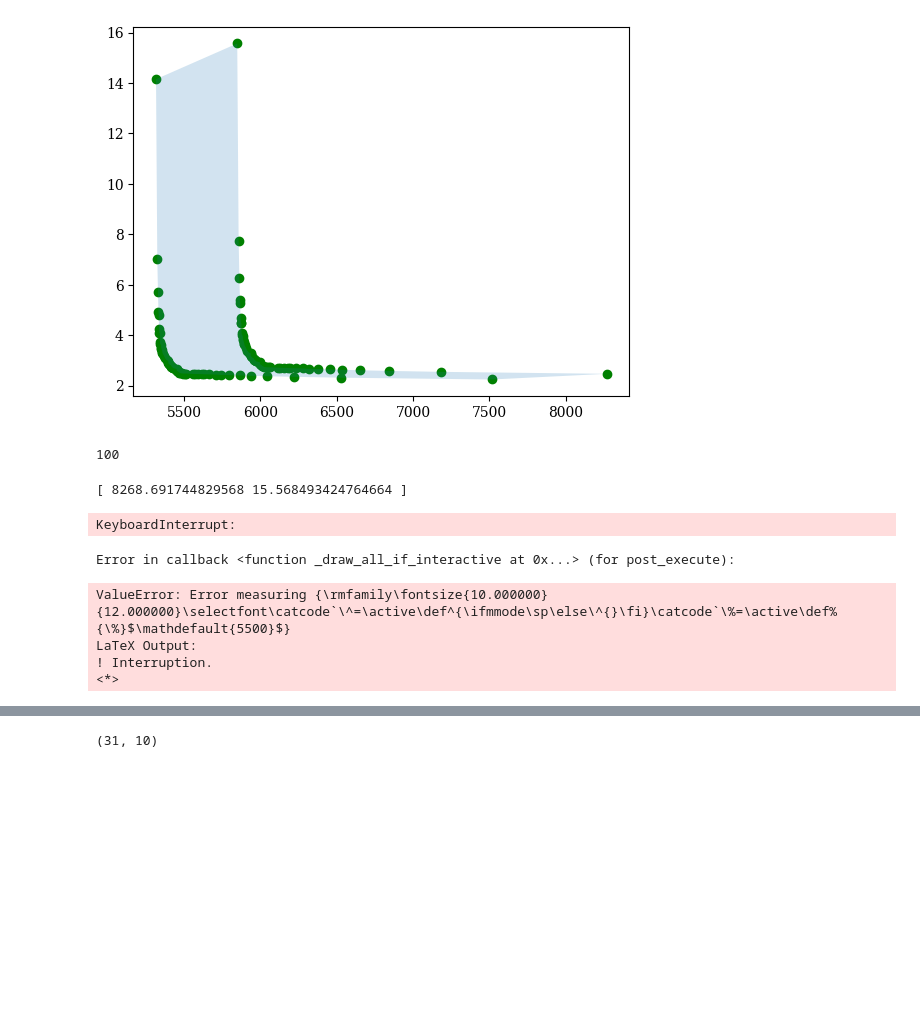
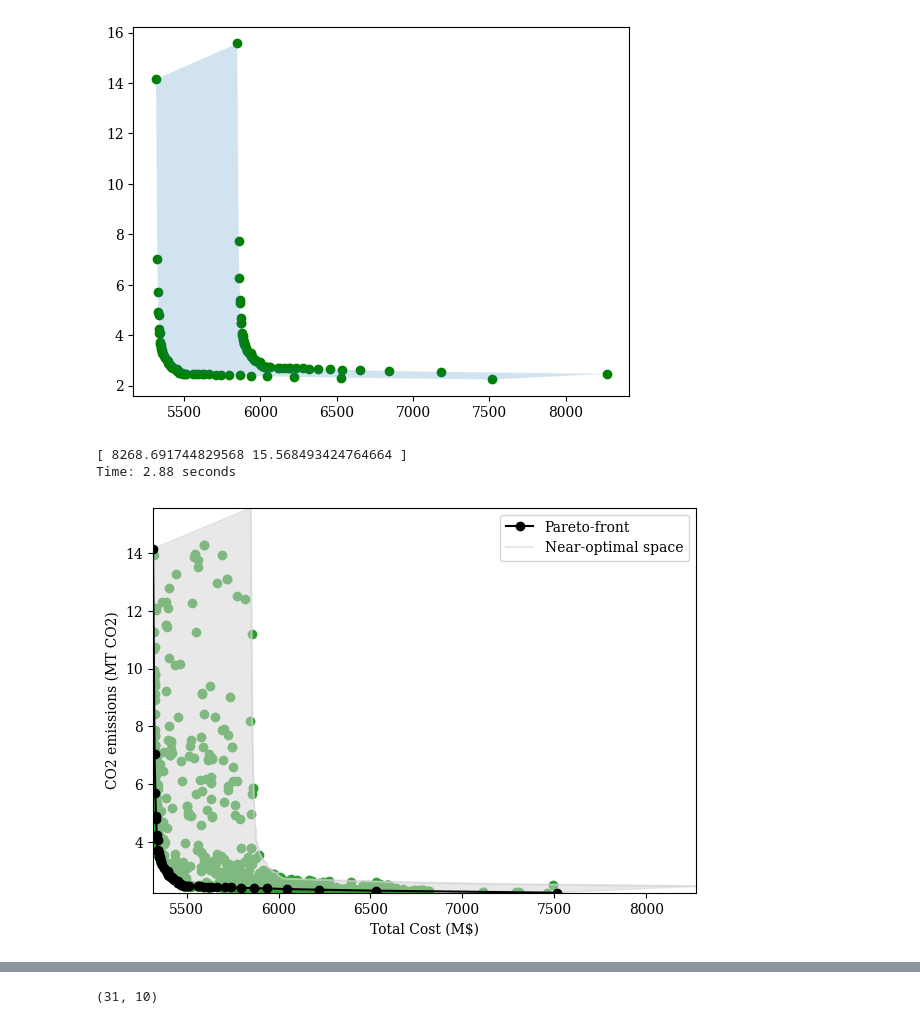
Before and after one commit to samgdotson/2023-dotson-prelim, a Jupyter notebook: analysis/moop-mga-combined.ipynb, the cells around one changed output, grey strips where cells are left out. Saved outputs shown, nothing was run; the diff lists cells and outputs as text; code cells hidden in the pictures; blank space fills up the shorter version.

```diff
--- a/analysis/moop-mga-combined.ipynb
+++ b/analysis/moop-mga-combined.ipynb
@@ -26,10 +6,11 @@ import numpy as np
 import seaborn as sb
 import matplotlib.patches as mpatches
 import matplotlib as mpl
-mpl.use("pgf")
-plt.rcParams['pgf.texsystem'] = 'pdflatex'
-plt.rcParams['text.usetex'] = True
-plt.rcParams['pgf.rcfonts'] = False
+from pandas.plotting import parallel_coordinates, andrews_curves
+# mpl.use("pgf")
+# plt.rcParams['pgf.texsystem'] = 'pdflatex'
+# plt.rcParams['text.usetex'] = True
+# plt.rcParams['pgf.rcfonts'] = False
 plt.rcParams['figure.edgecolor'] = 'k'
 plt.rcParams['figure.facecolor'] = 'w'
 plt.rcParams['savefig.dpi'] = 400
@@ -101,7 +61,3 @@ np.append(df.sort_values(by="Cost").Carbon.values, df2.sort_values(by="Cost").Ca
 # %% [output]
 [<matplotlib.patches.Polygon at 0x...>]
 [figure]
-# %%
-len(F_hist)
-# %% [output]
-100
@@ -113,49 +71,55 @@ alpha = 0.5
 F1_sub = []
 F2_sub = []
 X_sub = []
+checked_points = set()
+plotted_points = set()
 print("[",f1.max(), f2.max(),"]")
 fig, ax = plt.subplots(figsize=(7,5), facecolor='w')
 color_list = mcp.gen_color('jet', n=len(data.history))
 
+start = time.perf_counter()
 for i,(h,c) in enumerate(zip(data.history, color_list)):
     F_hist = h.pop.get("F")
     X_hist = h.pop.get("X")
     F_hist_masked = np.ma.masked_values(F_hist, 1e40)
 #     if i%100==0:
 #         ax.scatter(F_hist_masked[:, 0], F_hist_masked[:, 1], s=10, facecolors='none',
 #                     edgecolors='blue', alpha=0.1)
 
     for x,y,z in zip(F_hist[:,0], F_hist[:,1], X_hist):
-        if poly.contains(Point(x,y)):
-            ax.scatter(x,y,color='tab:green')
-            F1_sub.append(x)
-            F2_sub.append(y)
-            X_sub.append(z)
+        if (x,y) in checked_points:
+            continue
+        else:
+            if poly.contains(Point(x,y)):
+                ax.scatter(x,y,color='tab:green')
+                F1_sub.append(x)
+                F2_sub.append(y)
+                X_sub.append(z)
+                checked_points.add((x,y))
+
+end = time.perf_counter()
+print(f"Time: {end-start:.2f} seconds")
 
 df.sort_values(by="Cost").plot.line(ax=ax,x='Cost', y='Carbon',legend=False, color=color_1, marker='o',
                                     label='Pareto-front')
 df2.sort_values(by="Cost").plot.line(ax=ax,x='Cost', y='Carbon',legend=False, color=color_2, alpha=alpha,
                                     label='Near-optimal space')
 
 patch = ax.fill(np.append(df.sort_values(by="Cost").Cost.values, df2.sort_values(by="Cost").Cost.values[::-1]),
        np.append(df.sort_values(by="Cost").Carbon.values, df2.sort_values(by="Cost").Carbon.values[::-1]),
        alpha=alpha, color=color_2)
 
 ax.set_xlim(min(F[:,0]),max(F[:,0])*slack)
 ax.set_ylim(min(F[:,1]),max(F[:,1])*slack)
 
 plt.xlabel("Total Cost (M$)")
 plt.ylabel("CO2 emissions (MT CO2)")
 plt.legend()
 plt.show()
 # %% [output]
 [ 8268.691744829568 15.568493424764664 ]
+Time: 2.88 seconds
-KeyboardInterrupt:
-Error in callback <function _draw_all_if_interactive at 0x...> (for post_execute):
-ValueError: Error measuring {\rmfamily\fontsize{10.000000}{12.000000}\selectfont\catcode`\^=\active\def^{\ifmmode\sp\else\^{}\fi}\catcode`\%=\active\def%{\%}$\mathdefault{5500}$}
-LaTeX Output:
-! Interruption.
-<*>
+[figure, added]
 # %%
 subopt_df = pd.DataFrame({'Cost':F1_sub, 'Carbon':F2_sub, 'Designs':X_sub})
 subopt_df.head()
```
Also changed, not shown: parts of 20 cells of this notebook, 21 other files.
